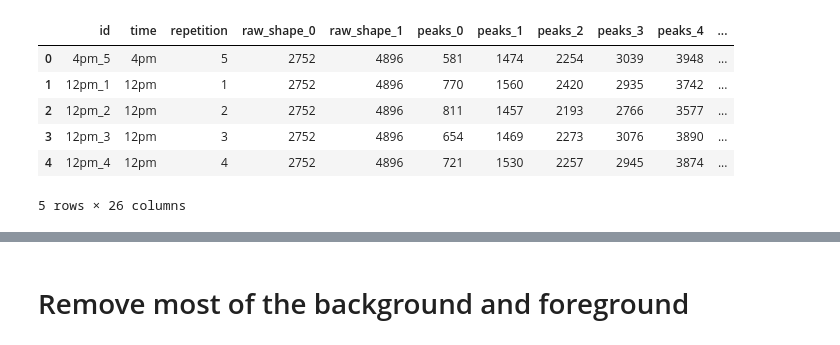
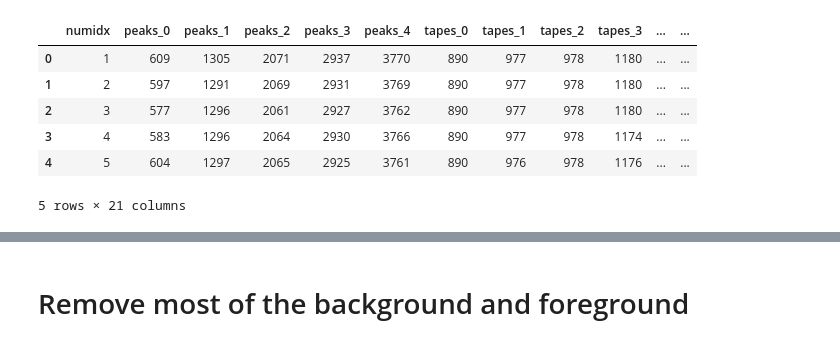
Before and after one commit to ejamezquita/cuscuta, a Jupyter notebook: jupyter/01_image_segmentation.ipynb, the cells around one changed output, grey strips where cells are left out. Saved outputs shown, nothing was run; the diff lists cells and outputs as text; code cells hidden in the pictures.

```diff
--- a/jupyter/01_image_segmentation.ipynb
+++ b/jupyter/01_image_segmentation.ipynb
@@ -12,38 +12,24 @@ from skimage import morphology
 import os
 import pandas as pd
 # %%
-boundary = ndimage.generate_binary_structure(2,2).astype(int) - 2
-boundary[1,1] = -(np.sum(boundary) + 1)
-
-struc1 = ndimage.generate_binary_structure(2,1)
-struc2 = ndimage.generate_binary_structure(2,2)
-
-w = 5
-its = 15
-pad = its+10
-
-mind = 50
 buffx = 0
 buffX = 1475
 buffy = 200
-buffz = 50
-erode = [None for i in range(5)]
-tapes = np.zeros(len(erode), dtype=int)
-
-tolpx = 75
-tolcoef = 1e-1
 
 src = '../raw/'
 dst = '../proc/'
-
-reference = pd.read_csv(src + 'reference_positions.csv')
-reference.head()
-# %% [output]
-|  | id | time | repetition | raw_shape_0 | raw_shape_1 | peaks_0 | peaks_1 | peaks_2 | peaks_3 | peaks_4 | ... |
-| 0 | 4pm_5 | 4pm | 5 | 2752 | 4896 | 581 | 1474 | 2254 | 3039 | 3948 | ... |
-| 1 | 12pm_1 | 12pm | 1 | 2752 | 4896 | 770 | 1560 | 2420 | 2935 | 3742 | ... |
-| 2 | 12pm_2 | 12pm | 2 | 2752 | 4896 | 811 | 1457 | 2193 | 2766 | 3577 | ... |
-| 3 | 12pm_3 | 12pm | 3 | 2752 | 4896 | 654 | 1469 | 2273 | 3076 | 3890 | ... |
-| 4 | 12pm_4 | 12pm | 4 | 2752 | 4896 | 721 | 1530 | 2257 | 2945 | 3874 | ... |
-5 rows × 26 columns
+# %%
+time = '4pm'
+rep = 7
+
+meta = pd.read_csv('../reference/reference_positions_{}_rep{}.csv'.format(time, rep))
+meta.head()
+# %% [output]
+|  | numidx | peaks_0 | peaks_1 | peaks_2 | peaks_3 | peaks_4 | tapes_0 | tapes_1 | tapes_2 | tapes_3 | ... | ... |
+| 0 | 1 | 609 | 1305 | 2071 | 2937 | 3770 | 890 | 977 | 978 | 1180 | ... | ... |
+| 1 | 2 | 597 | 1291 | 2069 | 2931 | 3769 | 890 | 977 | 978 | 1180 | ... | ... |
+| 2 | 3 | 577 | 1296 | 2061 | 2927 | 3762 | 890 | 977 | 978 | 1180 | ... | ... |
+| 3 | 4 | 583 | 1296 | 2064 | 2930 | 3766 | 890 | 977 | 978 | 1174 | ... | ... |
+| 4 | 5 | 604 | 1297 | 2065 | 2925 | 3761 | 890 | 976 | 978 | 1176 | ... | ... |
+5 rows × 21 columns
 # %%
```
Also changed, not shown: parts of 8 cells of this notebook, 11 other files.
